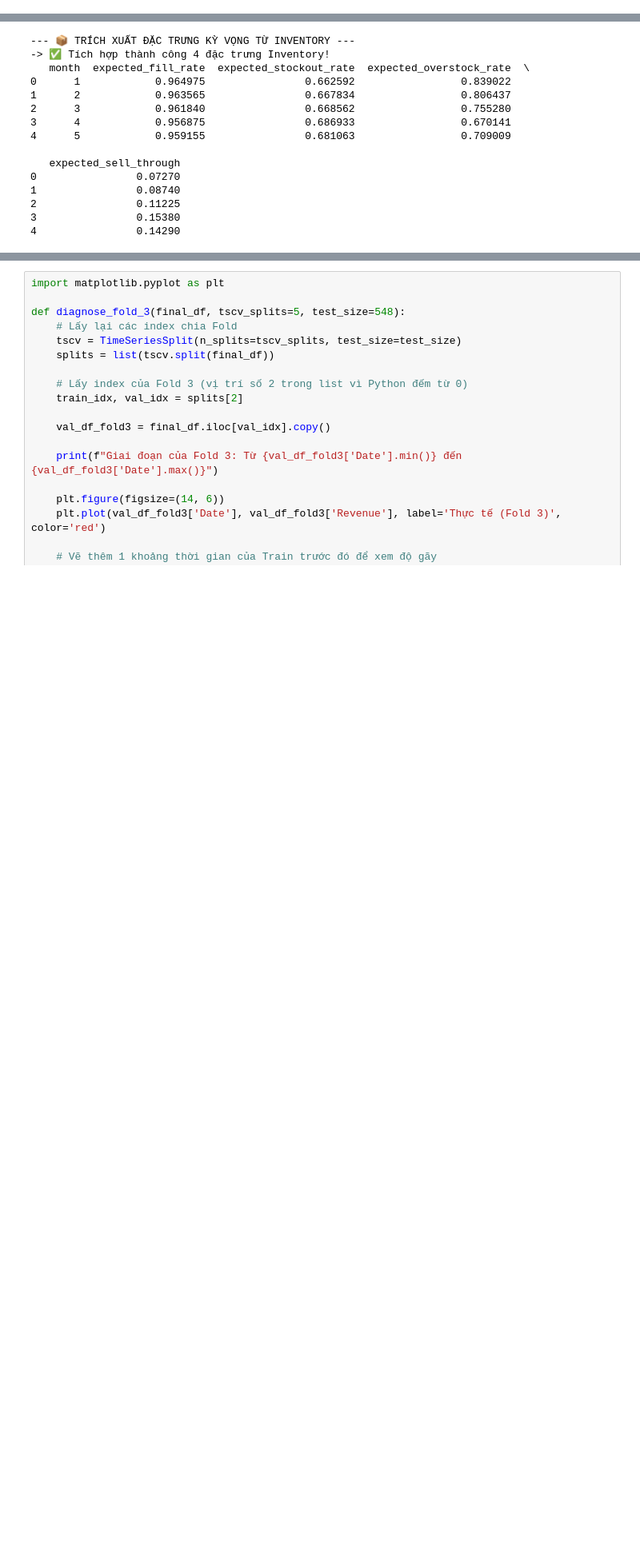
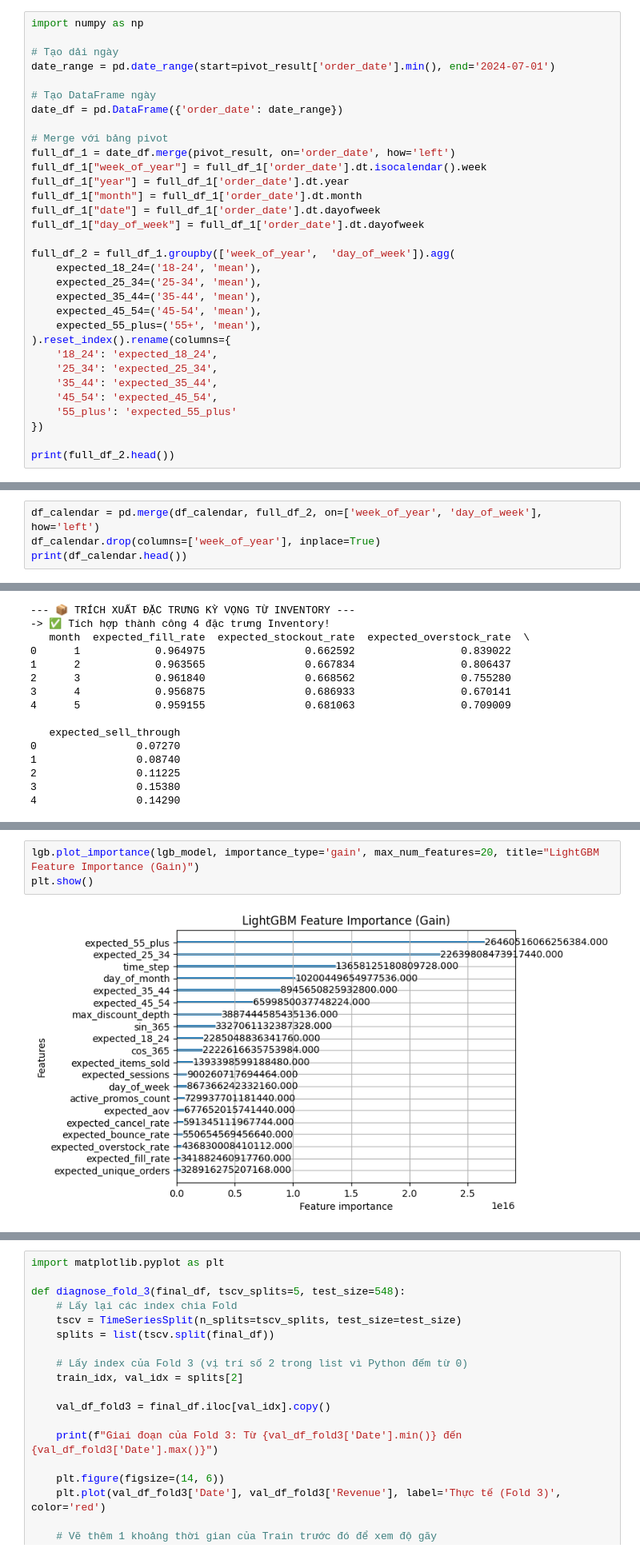
Before and after one commit to pthekiller/datathon_vin_new, a Jupyter notebook: demo_before.ipynb, the cells around one changed output, grey strips where cells are left out. Shown at 80% size. Drawn from its saved outputs; the diff is of its cells as text; blank space fills up the shorter version.

```diff
--- a/demo_before.ipynb
+++ b/demo_before.ipynb
@@ -90,0 +206,32 @@ promos['start_date'] = pd.to_datetime(promos['start_date'])
+# %%
+import numpy as np
+
+# Tạo dải ngày
+date_range = pd.date_range(start=pivot_result['order_date'].min(), end='2024-07-01')
+
+# Tạo DataFrame ngày
+date_df = pd.DataFrame({'order_date': date_range})
+
+# Merge với bảng pivot
+full_df_1 = date_df.merge(pivot_result, on='order_date', how='left')
+full_df_1["week_of_year"] = full_df_1['order_date'].dt.isocalendar().week
+full_df_1["year"] = full_df_1['order_date'].dt.year
+full_df_1["month"] = full_df_1['order_date'].dt.month
+full_df_1["date"] = full_df_1['order_date'].dt.dayofweek
+full_df_1["day_of_week"] = full_df_1['order_date'].dt.dayofweek
+
+full_df_2 = full_df_1.groupby(['week_of_year',  'day_of_week']).agg(
+    expected_18_24=('18-24', 'mean'),
+    expected_25_34=('25-34', 'mean'),
+    expected_35_44=('35-44', 'mean'),
+    expected_45_54=('45-54', 'mean'),
+    expected_55_plus=('55+', 'mean'),
+).reset_index().rename(columns={
+    '18_24': 'expected_18_24',
+    '25_34': 'expected_25_34',
+    '35_44': 'expected_35_44',
+    '45_54': 'expected_45_54',
+    '55_plus': 'expected_55_plus'
+})
+
+print(full_df_2.head())
@@ -224,0 +350,4 @@ Hoàn tất Bước 1: Khởi tạo bảng df_calendar thành công!
+# %%
+df_calendar = pd.merge(df_calendar, full_df_2, on=['week_of_year', 'day_of_week'], how='left')
+df_calendar.drop(columns=['week_of_year'], inplace=True)
+print(df_calendar.head())
@@ -502,3 +616,8 @@ Validation R2: 0.7308
+# %%
+lgb.plot_importance(lgb_model, importance_type='gain', max_num_features=20, title="LightGBM Feature Importance (Gain)")
+plt.show()
+# %% [output]
+[figure, added]
 # %%
 import numpy as np
 import pandas as pd
```
Also changed, not shown: parts of 45 cells of this notebook, 8 other files.
